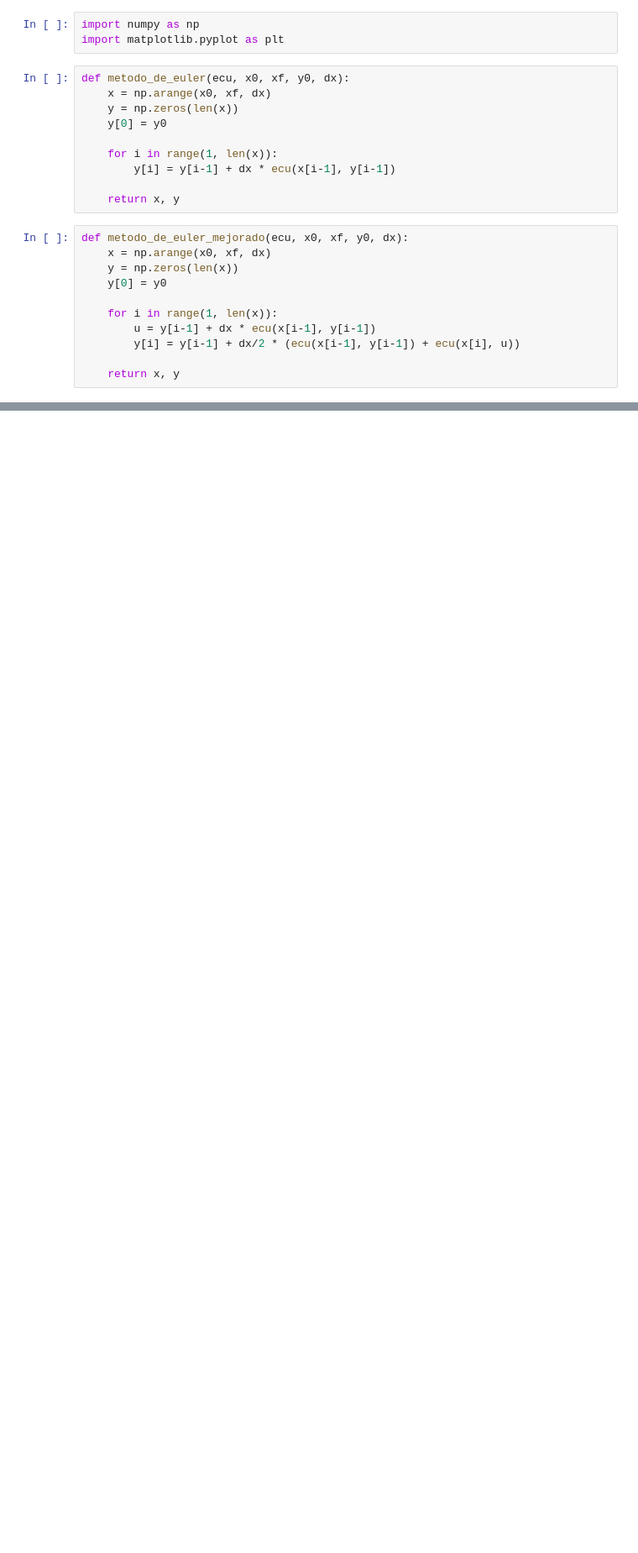
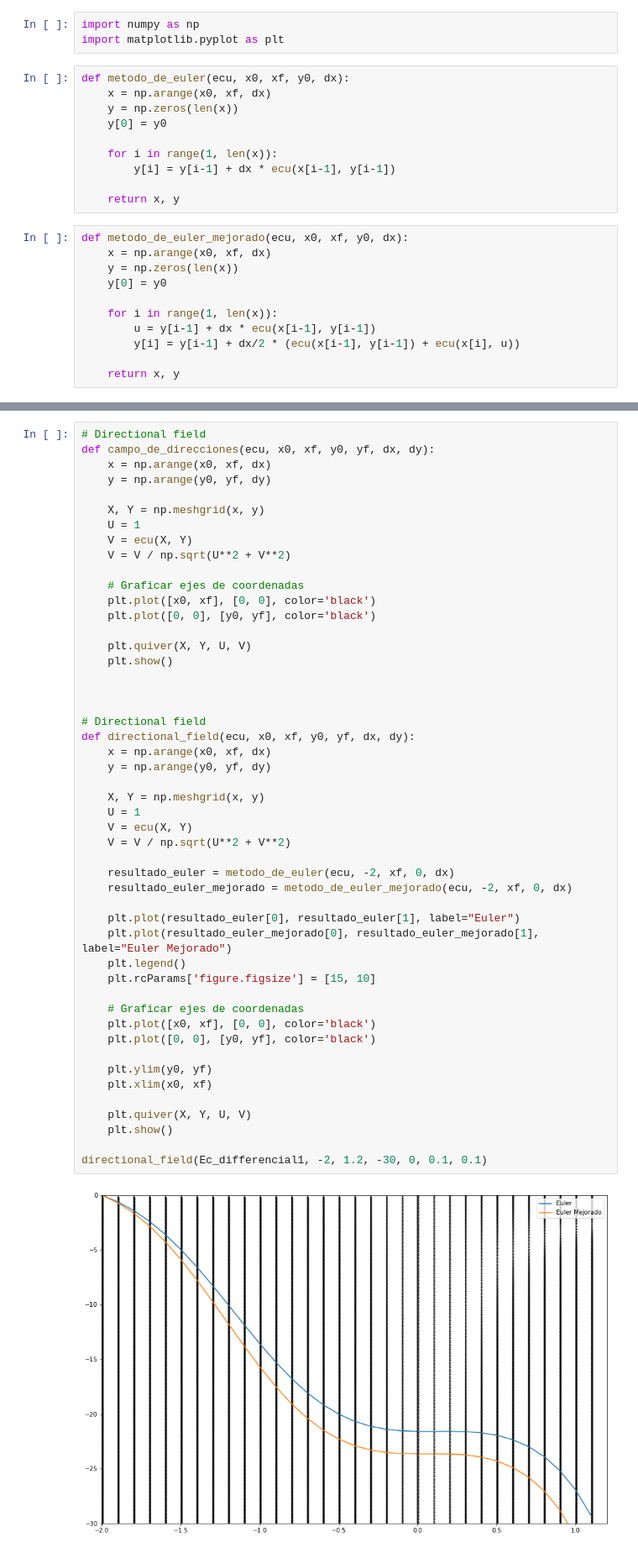
Before and after one commit to niaggar/semillero-quantic, a Jupyter notebook: 03_26-oct-2022.ipynb, the cells around one changed output, grey strips where cells are left out. Shown at 84% size. Drawn from its saved outputs; the diff is of its cells as text; blank space fills up the shorter version.

```diff
--- a/03_26-oct-2022.ipynb
+++ b/03_26-oct-2022.ipynb
@@ -69,2 +69,53 @@ plt.show()
 [figure]
 [figure]
+# %%
+# Directional field
+def campo_de_direcciones(ecu, x0, xf, y0, yf, dx, dy):
+    x = np.arange(x0, xf, dx)
+    y = np.arange(y0, yf, dy)
+
+    X, Y = np.meshgrid(x, y)
+    U = 1
+    V = ecu(X, Y)
+    V = V / np.sqrt(U**2 + V**2)
+
+    # Graficar ejes de coordenadas
+    plt.plot([x0, xf], [0, 0], color='black')
+    plt.plot([0, 0], [y0, yf], color='black')
+
+    plt.quiver(X, Y, U, V)
+    plt.show()
+
+
+
+# Directional field
+def directional_field(ecu, x0, xf, y0, yf, dx, dy):
+    x = np.arange(x0, xf, dx)
+    y = np.arange(y0, yf, dy)
+
+    X, Y = np.meshgrid(x, y)
+    U = 1
+    V = ecu(X, Y)
+    V = V / np.sqrt(U**2 + V**2)
+
+    resultado_euler = metodo_de_euler(ecu, -2, xf, 0, dx)
+    resultado_euler_mejorado = metodo_de_euler_mejorado(ecu, -2, xf, 0, dx)
+
+    plt.plot(resultado_euler[0], resultado_euler[1], label="Euler")
+    plt.plot(resultado_euler_mejorado[0], resultado_euler_mejorado[1], label="Euler Mejorado")
+    plt.legend()
+    plt.rcParams['figure.figsize'] = [15, 10]
+
+    # Graficar ejes de coordenadas
+    plt.plot([x0, xf], [0, 0], color='black')
+    plt.plot([0, 0], [y0, yf], color='black')
+
+    plt.ylim(y0, yf)
+    plt.xlim(x0, xf)
+
+    plt.quiver(X, Y, U, V)
+    plt.show()
+
+directional_field(Ec_differencial1, -2, 1.2, -30, 0, 0.1, 0.1)
+# %% [output]
+[figure, added]
```
Also changed, not shown: parts of 2 cells of this notebook.
